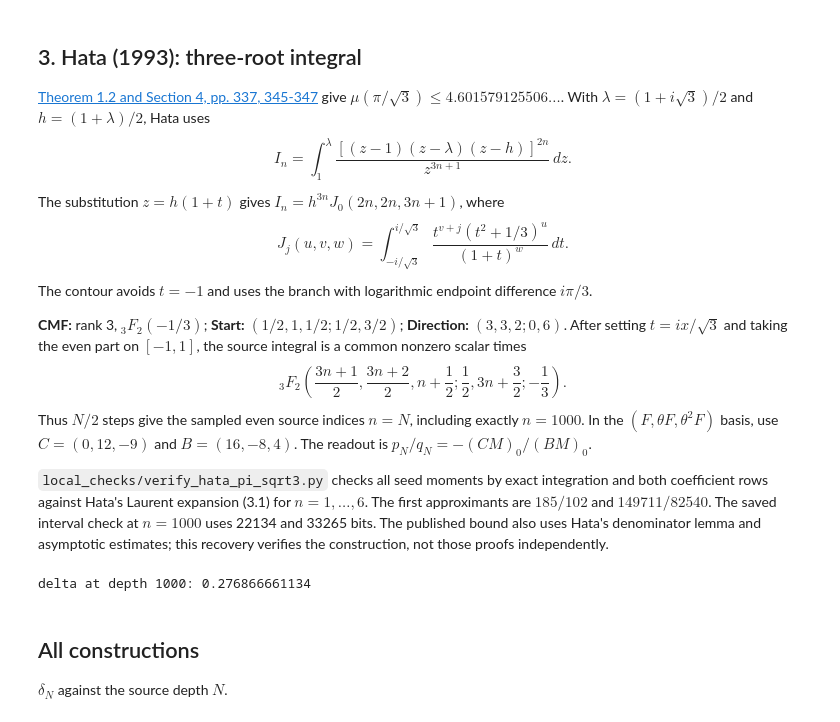
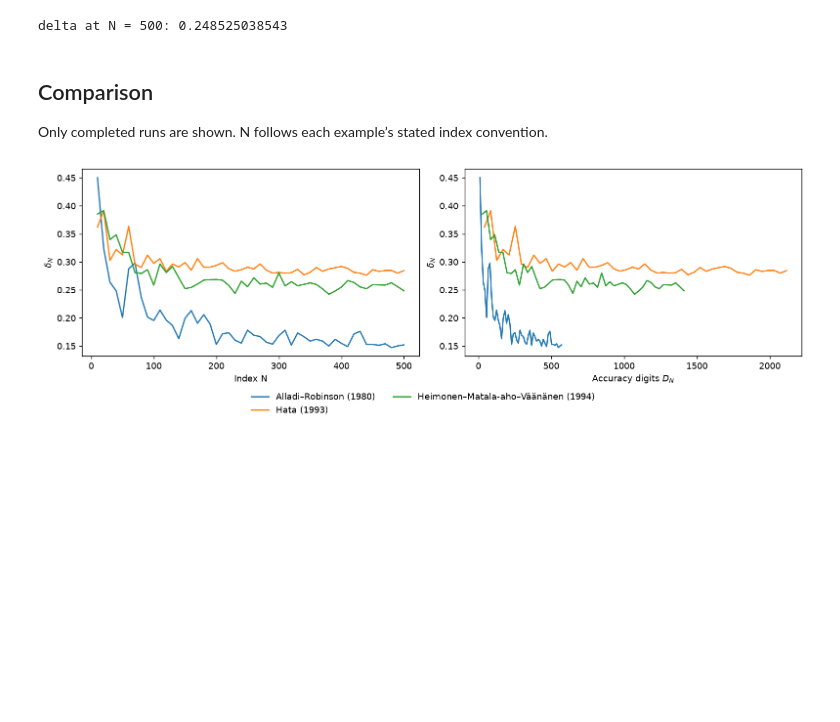
Before and after one commit to RamanujanMachine/new_directions_notebooks, a Jupyter notebook: pi_sqrt3_history.ipynb, the cells around one changed output. Drawn from its saved outputs; the diff is of its cells as text; code cells hidden in the pictures; blank space fills up the shorter version.

```diff
--- a/pi_sqrt3_history.ipynb
+++ b/pi_sqrt3_history.ipynb
@@ -70,62 +107,28 @@ start = {x0: 3, x1: sp.Rational(5, 2), y0: sp.Rational(13, 2)}
 C = Matrix([[-sp.Rational(28404, 5), sp.Rational(287469, 10)]])
 B = Matrix([[6264, -31698]])
 trajectory = {x0: 2, x1: 2, y0: 5}
-periods = list(range(4, 500, 5))
-depths = [2 + 2*k for k in periods]
-walks = cmf.walk(trajectory, periods, start)
-approximants = [-2*(C*M)[0]/(B*M)[0] for M in walks]
-deltas = [delta(r) for r in approximants]
-results["Heimonen–Matala-aho–Väänänen (1994)"] = (depths, deltas)
-print(f"delta at depth 1000: {deltas[-1]:.12f}")
+walks = cmf.walk(trajectory, [(N - 2) // 2 for N in DEPTHS], start)
+approximants = [-2 * (C * M)[0] / (B * M)[0] for M in walks]
+
+measurements = [measure(r, target) for r in approximants]
+deltas = [value[0] for value in measurements]
+results['Heimonen–Matala-aho–Väänänen (1994)'] = (DEPTHS, deltas)
+accuracy['Heimonen–Matala-aho–Väänänen (1994)'] = [value[1] for value in measurements]
+print(f"delta at N = {DEPTHS[-1]}: {deltas[-1]:.12f}")
+# %% [output]
+delta at N = 500: 0.248525038543
-# %% [markdown]
-## 3. Hata (1993): three-root integral
-
-[Theorem 1.2 and Section 4, pp. 337, 345-347](https://matwbn.icm.edu.pl/ksiazki/aa/aa63/aa6344.pdf)
-give $\mu(\pi/\sqrt3)\le4.601579125506\ldots$.
-With $\lambda=(1+i\sqrt3)/2$ and $h=(1+\lambda)/2$, Hata uses
-$$I_n=\int_1^\lambda\frac{[(z-1)(z-\lambda)(z-h)]^{2n}}{z^{3n+1}}\,dz.$$
-The substitution $z=h(1+t)$ gives $I_n=h^{3n}J_0(2n,2n,3n+1)$, where
-$$J_j(u,v,w)=\int_{-i/\sqrt3}^{i/\sqrt3}
-\frac{t^{v+j}(t^2+1/3)^u}{(1+t)^w}\,dt.$$
-The contour avoids $t=-1$ and uses the branch with logarithmic endpoint difference $i\pi/3$.
-
-**CMF:** rank 3, ${}_3F_2(-1/3)$; **Start:** $(1/2,1,1/2;1/2,3/2)$; **Direction:** $(3,3,2;0,6)$.
-After setting $t=ix/\sqrt3$ and taking the even part on $[-1,1]$, the source integral is a common nonzero scalar times
-$${}_3F_2\!\left(\frac{3n+1}{2},\frac{3n+2}{2},n+\frac12;\frac12,3n+\frac32;-\frac13\right).$$
-Thus $N/2$ steps give the sampled even source indices $n=N$, including exactly $n=1000$.
-In the $(F,\theta F,\theta^2F)$ basis, use $C=(0,12,-9)$ and $B=(16,-8,4)$.
-The readout is $p_N/q_N=-(CM)_0/(BM)_0$.
-
-`local_checks/verify_hata_pi_sqrt3.py` checks all seed moments by exact integration and both
-coefficient rows against Hata's Laurent expansion (3.1) for $n=1,\ldots,6$.
-The first approximants are $185/102$ and $149711/82540$.
-The saved interval check at $n=1000$ uses 22134 and 33265 bits.
-The published bound also uses Hata's denominator lemma and asymptotic estimates;
-this recovery verifies the construction, not those proofs independently.
-# %%
-x2, y1 = sp.symbols("x2 y1")
-cmf = pFq(3, 2, -sp.Rational(1, 3))
-start = {x0: sp.Rational(1, 2), x1: 1, x2: sp.Rational(1, 2),
-         y0: sp.Rational(1, 2), y1: sp.Rational(3, 2)}
-trajectory = {x0: 3, x1: 3, x2: 2, y0: 0, y1: 6}
-walks = cmf.walk(trajectory, [N//2 for N in DEPTHS], start)
-C = Matrix([[0, 12, -9]])
-B = Matrix([[16, -8, 4]])
-approximants = [-(C*M)[0]/(B*M)[0] for M in walks]
-
-deltas = [delta(r) for r in approximants]
-results["Hata (1993)"] = (DEPTHS, deltas)
-print(f"delta at depth 1000: {deltas[-1]:.12f}")
-# %% [output]
-delta at depth 1000: 0.276866661134
-# %% [markdown]
-## All constructions
-
-$\delta_N$ against the source depth $N$.
+# %% [markdown]
+## Comparison
+
+Only completed runs are shown. N follows each example’s stated index convention.
 # %%
-fig, ax = plt.subplots(figsize=(7.5, 4.5), constrained_layout=True)
-for name, (depths, values) in results.items():
-    ax.plot(depths, values, label=name)
-ax.set(xlabel="$N$", ylabel=r"$\delta_N$")
-ax.legend(frameon=False)
+fig, axes = plt.subplots(1, 2, figsize=(12, 4), constrained_layout=True)
+for name, (depths, deltas) in results.items():
+    axes[0].plot(depths, deltas, label=name)
+    axes[1].plot(accuracy[name], deltas)
+axes[0].set(xlabel="Index N", ylabel=r"$\delta_N$")
+axes[1].set(xlabel=r"Accuracy digits $D_N$", ylabel=r"$\delta_N$")
+fig.legend(*axes[0].get_legend_handles_labels(), loc="outside lower center", ncol=2, frameon=False)
 plt.show()
+# %% [output]
+[figure, added]
```
Also changed, not shown: parts of 14 cells of this notebook, 40 other files.
